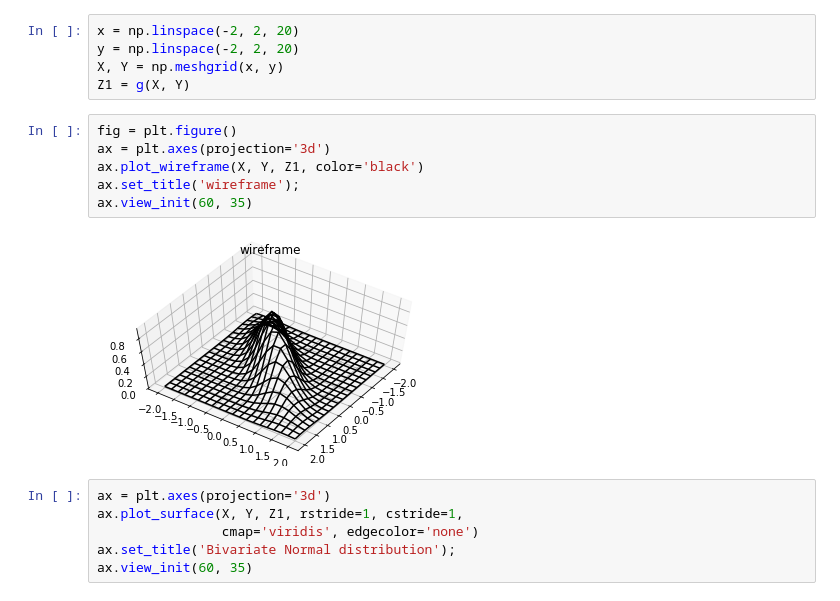
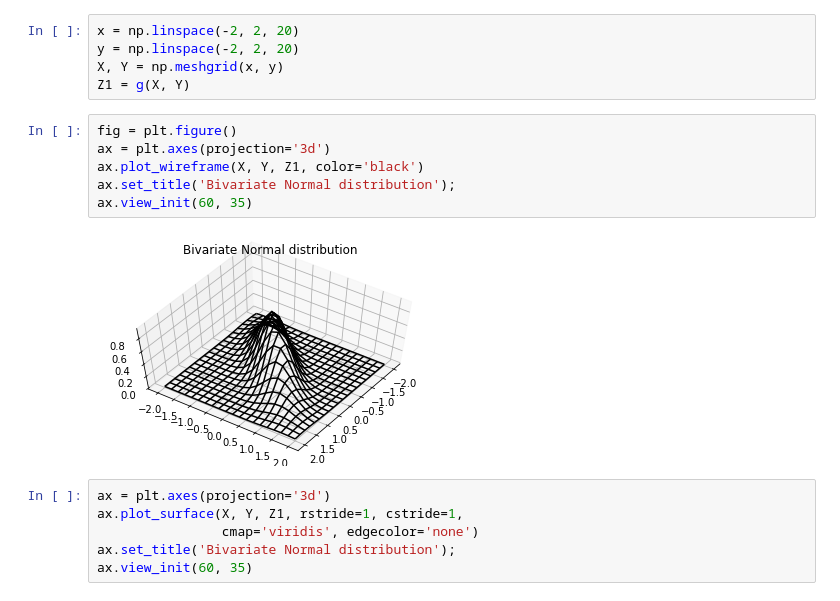
Before and after one commit to cdrubido9307/Bivariate-Normal-Distribution, a Jupyter notebook: Bivariate Normal Distribution.ipynb, the cells around one changed output. Saved outputs shown, nothing was run; the diff lists cells and outputs as text.

```diff
--- a/Bivariate Normal Distribution.ipynb
+++ b/Bivariate Normal Distribution.ipynb
@@ -54,11 +54,11 @@ Z1 = g(X, Y)
 # %%
 fig = plt.figure()
 ax = plt.axes(projection='3d')
 ax.plot_wireframe(X, Y, Z1, color='black')
-ax.set_title('wireframe');
+ax.set_title('Bivariate Normal distribution');
 ax.view_init(60, 35)
 # %% [output]
-[figure, old version]
+[figure, new version]
 # %%
 ax = plt.axes(projection='3d')
 ax.plot_surface(X, Y, Z1, rstride=1, cstride=1,
```
Also changed, not shown: parts of 1 cell of this notebook.
